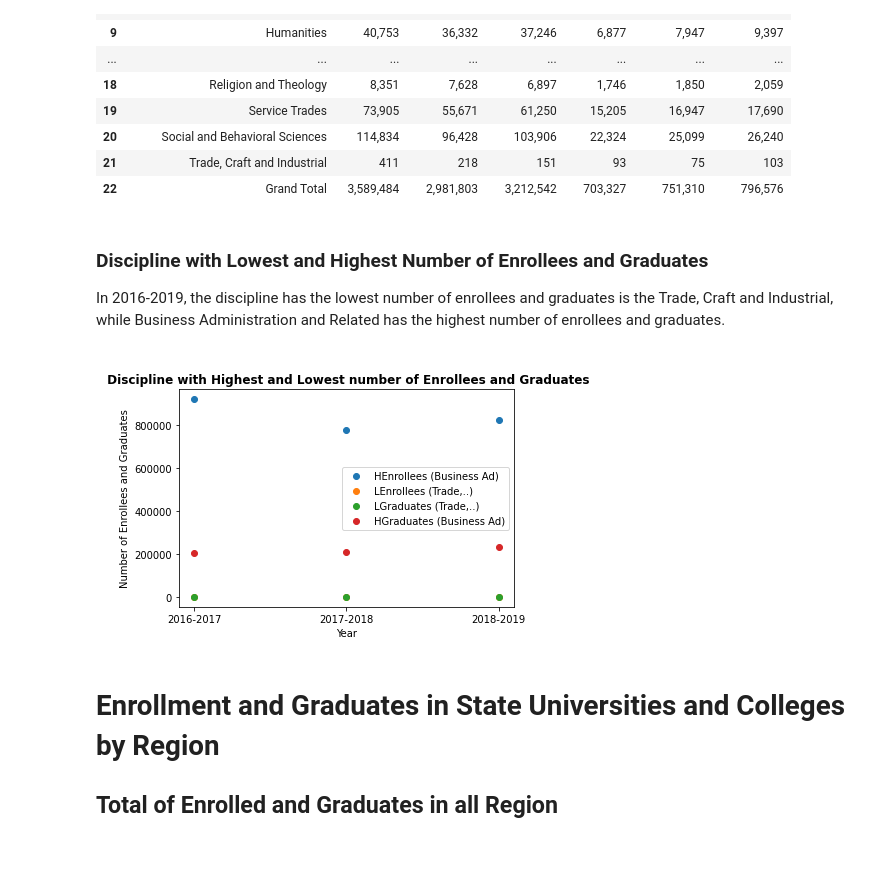
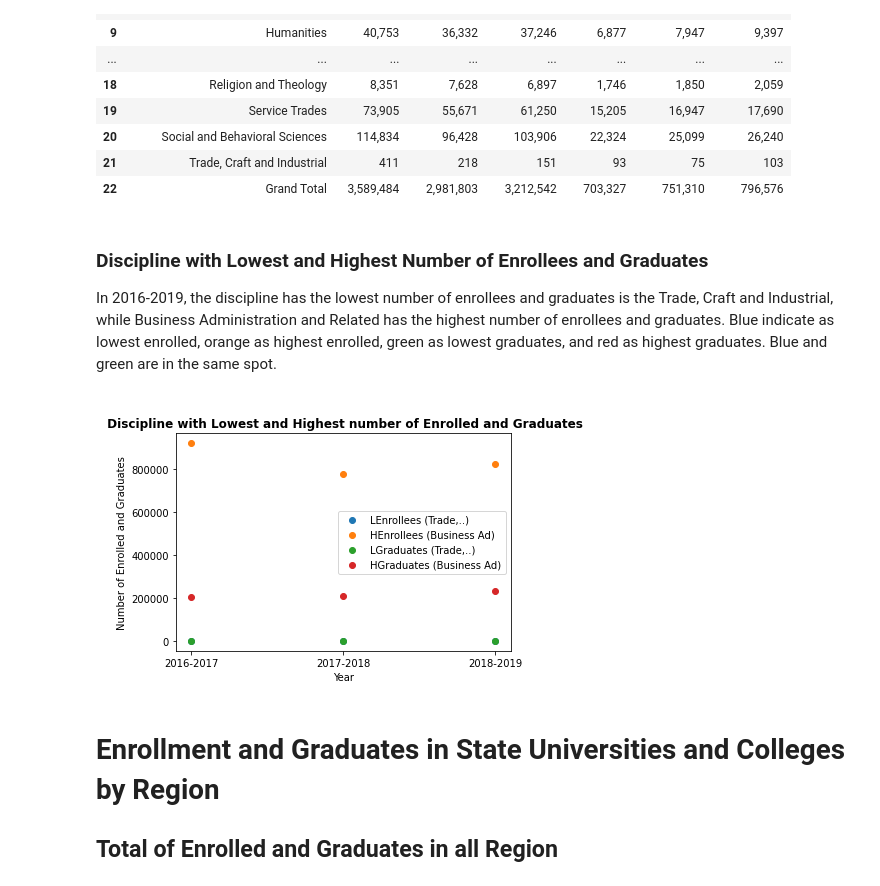
Before and after one commit to GlennBSIT3205/IT-BA-3205_Coalesce, a Jupyter notebook: Education in the Philippines Visualization.ipynb, the cells around one changed output. Saved outputs shown, nothing was run; the diff lists cells and outputs as text; code cells hidden in the pictures; blank space fills up the shorter version.

```diff
--- a/Education in the Philippines Visualization.ipynb
+++ b/Education in the Philippines Visualization.ipynb
@@ -34,34 +34,34 @@ display(df)
 # %% [markdown]
 ### **Discipline with Lowest and Highest Number of Enrollees and Graduates**
 
-In 2016-2019, the discipline has the lowest number of enrollees and graduates is the Trade, Craft and Industrial, while Business Administration and Related has the highest number of enrollees and graduates.
+In 2016-2019, the discipline has the lowest number of enrollees and graduates is the Trade, Craft and Industrial, while Business Administration and Related has the highest number of enrollees and graduates. Blue indicate as lowest enrolled, orange as highest enrolled, green as lowest graduates, and red as highest graduates. Blue and green are in the same spot.
 # %%
 
 
 w=0.2
 Year = ["2016-2017","2017-2018","2018-2019"]
 Lowest  =[411,218,151]
 Highest = [921324,775805,826494]
 GradL =[93,	75,	103]
 GradH =[202895,	207178,	233194]
 
 
+plt.scatter(Year,Lowest, label='LEnrollees (Trade,..)')
+plt.scatter(Year,Highest, label='HEnrollees (Business Ad)')
 
-plt.scatter(Year,Highest, label='HEnrollees (Business Ad)')
-plt.scatter(Year,Lowest, label='LEnrollees (Trade,..)')
 
 plt.scatter(Year,GradL, label='LGraduates (Trade,..)',marker = 'o')
 plt.scatter(Year,GradH, label='HGraduates (Business Ad)')
 
 plt.xlabel("Year")
-plt.ylabel("Number of Enrollees and Graduates")
+plt.ylabel("Number of Enrolled and Graduates")
 
-plt.title("\n Discipline with Highest and Lowest number of Enrollees and Graduates", fontweight="bold")
+plt.title("\n Discipline with Lowest and Highest number of Enrolled and Graduates", fontweight="bold")
 
 plt.legend()
 plt.show()
 # %% [output]
-[figure, old version]
+[figure, new version]
 # %% [markdown]
 # **Enrollment and Graduates in State Universities and Colleges by Region**
 
```
Also changed, not shown: parts of 2 cells of this notebook.
